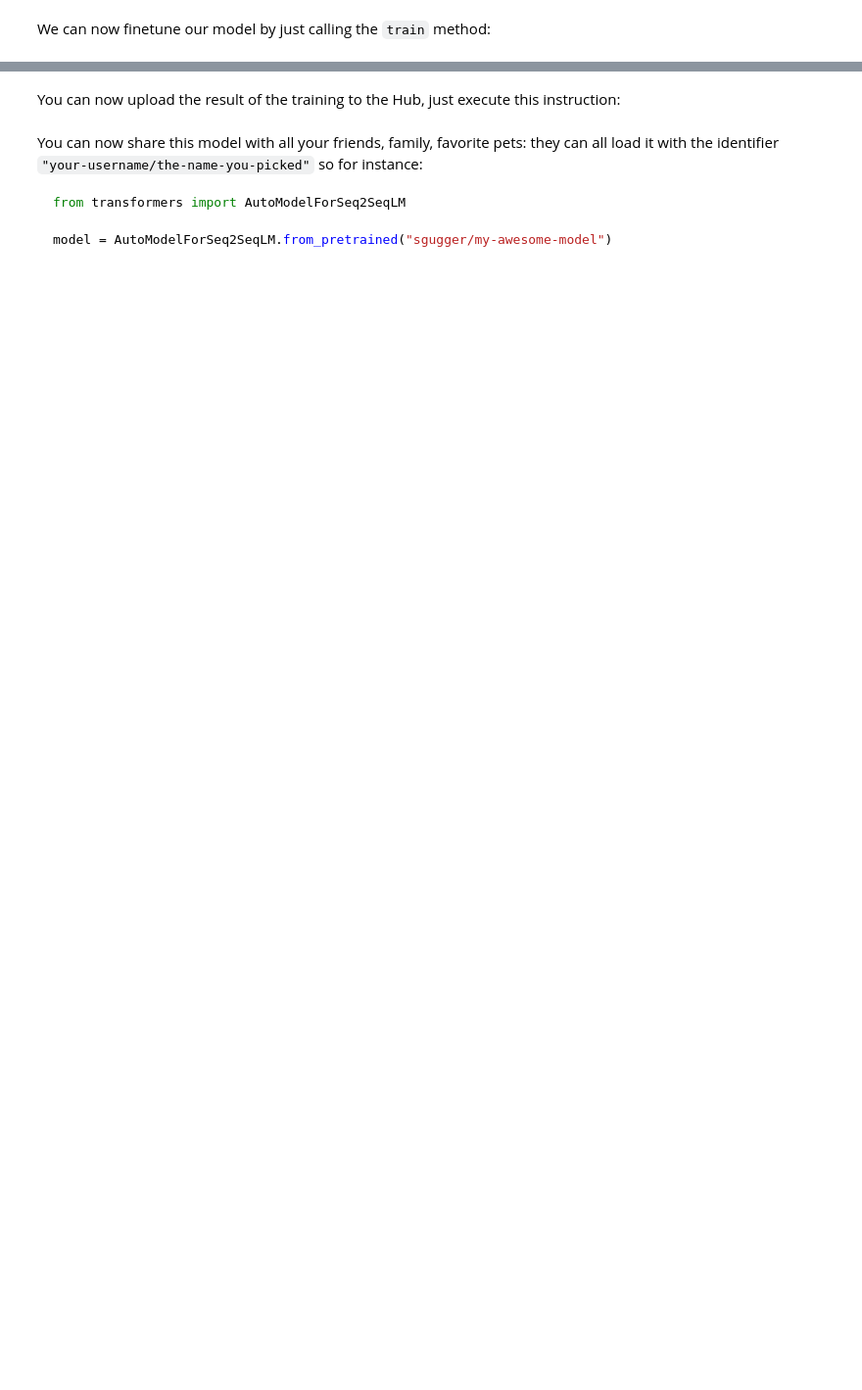
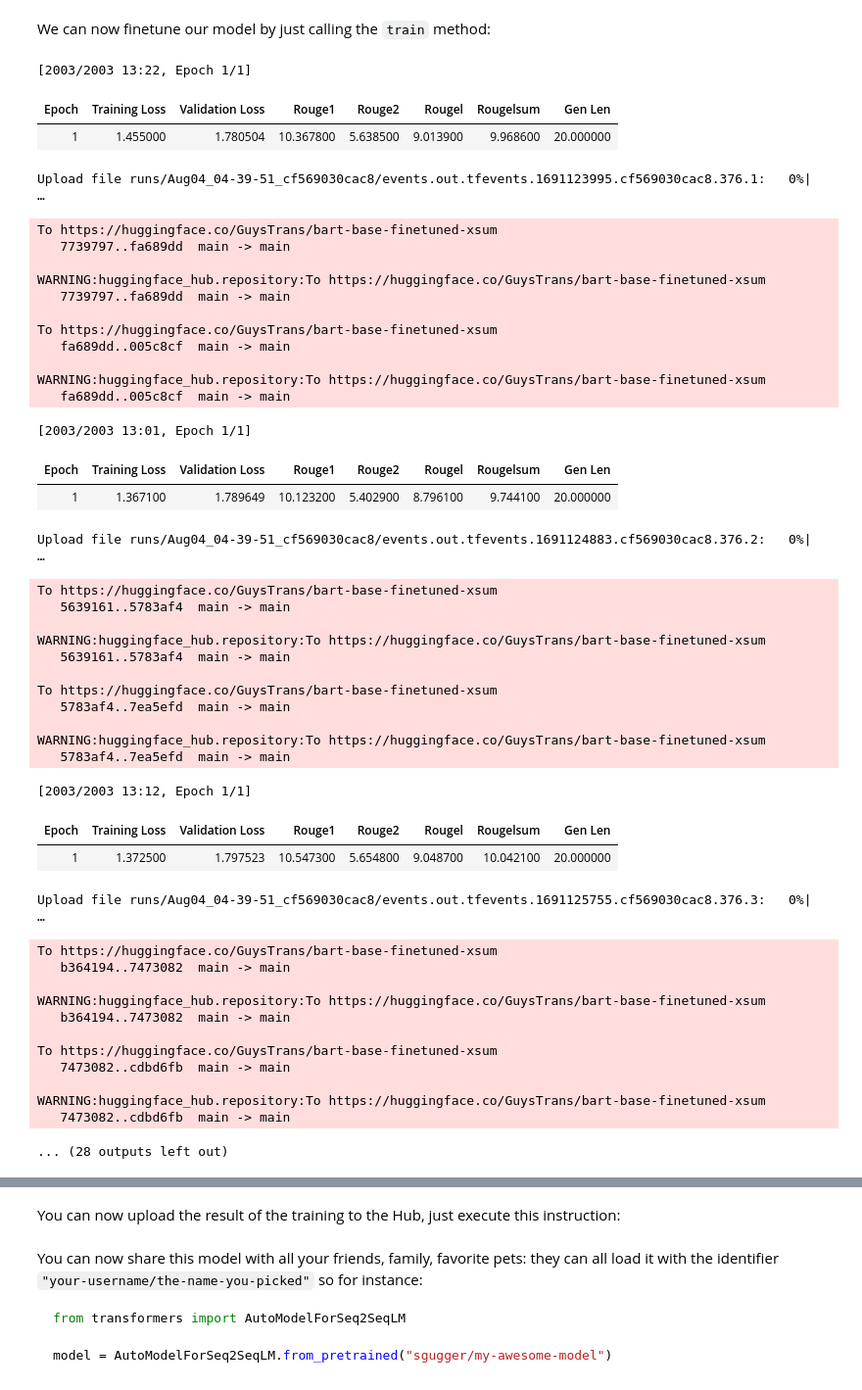
Before and after one commit to GuyRobot/AINotesBook, a Jupyter notebook: MyBART.ipynb, the cells around one changed output, grey strips where cells are left out. Shown at 98% size. Cells and saved outputs as stored; diff of their text form; code cells hidden in the pictures; blank space fills up the shorter version.

```diff
--- a/MyBART.ipynb
+++ b/MyBART.ipynb
@@ -239,8 +224,8 @@ else:
 # %% [markdown]
 We can then write the function that will preprocess our samples. We just feed them to the `tokenizer` with the argument `truncation=True`. This will ensure that an input longer that what the model selected can handle will be truncated to the maximum length accepted by the model. The padding will be dealt with later on (in a data collator) so we pad examples to the longest length in the batch and not the whole dataset.
 # %%
-max_input_length = 4096
-max_target_length = 2048
+max_input_length = 512
+max_target_length = 512
 
 def preprocess_function(examples):
     inputs = [prefix + doc for doc in examples["question"]]
@@ -278,7 +263,7 @@ Note that  we don't get a warning like in our classification example. This means
 # %% [markdown]
 To instantiate a `Seq2SeqTrainer`, we will need to define three more things. The most important is the [`Seq2SeqTrainingArguments`](https://huggingface.co/transformers/main_classes/trainer.html#transformers.Seq2SeqTrainingArguments), which is a class that contains all the attributes to customize the training. It requires one folder name, which will be used to save the checkpoints of the model, and all other arguments are optional:
 # %%
-batch_size = 4
+batch_size = 2
 model_name = model_checkpoint.split("/")[-1]
 args = Seq2SeqTrainingArguments(
     f"{model_name}-finetuned-xsum",
@@ -288,7 +273,7 @@ args = Seq2SeqTrainingArguments(
     per_device_eval_batch_size=batch_size,
     weight_decay=0.01,
     save_total_limit=3,
-    num_train_epochs=10,
+    num_train_epochs=1,
     predict_with_generate=True,
     fp16=True,
     push_to_hub=True,
@@ -368,3 +339,54 @@ trainer.train()
+# %%
+for i in range(0, 20):
+  trainer.train()
+  trainer.push_to_hub()
+# %% [output]
+[2003/2003 13:22, Epoch 1/1]
+| Epoch | Training Loss | Validation Loss | Rouge1 | Rouge2 | Rougel | Rougelsum | Gen Len |
+| 1 | 1.455000 | 1.780504 | 10.367800 | 5.638500 | 9.013900 | 9.968600 | 20.000000 |
+Upload file runs/Aug04_04-39-51_cf569030cac8/events.out.tfevents.1691123995.cf569030cac8.376.1:   0%|         …
+To https://huggingface.co/GuysTrans/bart-base-finetuned-xsum
+   7739797..fa689dd  main -> main
+
+WARNING:huggingface_hub.repository:To https://huggingface.co/GuysTrans/bart-base-finetuned-xsum
+   7739797..fa689dd  main -> main
+
+To https://huggingface.co/GuysTrans/bart-base-finetuned-xsum
+   fa689dd..005c8cf  main -> main
+
+WARNING:huggingface_hub.repository:To https://huggingface.co/GuysTrans/bart-base-finetuned-xsum
+   fa689dd..005c8cf  main -> main
+[2003/2003 13:01, Epoch 1/1]
+| Epoch | Training Loss | Validation Loss | Rouge1 | Rouge2 | Rougel | Rougelsum | Gen Len |
+| 1 | 1.367100 | 1.789649 | 10.123200 | 5.402900 | 8.796100 | 9.744100 | 20.000000 |
+Upload file runs/Aug04_04-39-51_cf569030cac8/events.out.tfevents.1691124883.cf569030cac8.376.2:   0%|         …
+To https://huggingface.co/GuysTrans/bart-base-finetuned-xsum
+   5639161..5783af4  main -> main
+
+WARNING:huggingface_hub.repository:To https://huggingface.co/GuysTrans/bart-base-finetuned-xsum
+   5639161..5783af4  main -> main
+
+To https://huggingface.co/GuysTrans/bart-base-finetuned-xsum
+   5783af4..7ea5efd  main -> main
+
+WARNING:huggingface_hub.repository:To https://huggingface.co/GuysTrans/bart-base-finetuned-xsum
+   5783af4..7ea5efd  main -> main
+[2003/2003 13:12, Epoch 1/1]
+| Epoch | Training Loss | Validation Loss | Rouge1 | Rouge2 | Rougel | Rougelsum | Gen Len |
+| 1 | 1.372500 | 1.797523 | 10.547300 | 5.654800 | 9.048700 | 10.042100 | 20.000000 |
+Upload file runs/Aug04_04-39-51_cf569030cac8/events.out.tfevents.1691125755.cf569030cac8.376.3:   0%|         …
+To https://huggingface.co/GuysTrans/bart-base-finetuned-xsum
+   b364194..7473082  main -> main
+
+WARNING:huggingface_hub.repository:To https://huggingface.co/GuysTrans/bart-base-finetuned-xsum
+   b364194..7473082  main -> main
+
+To https://huggingface.co/GuysTrans/bart-base-finetuned-xsum
+   7473082..cdbd6fb  main -> main
+
+WARNING:huggingface_hub.repository:To https://huggingface.co/GuysTrans/bart-base-finetuned-xsum
+   7473082..cdbd6fb  main -> main
+... (28 outputs left out)
 # %%
 from tabulate import tabulate
 # %%
```
Also changed, not shown: parts of 11 cells of this notebook.
